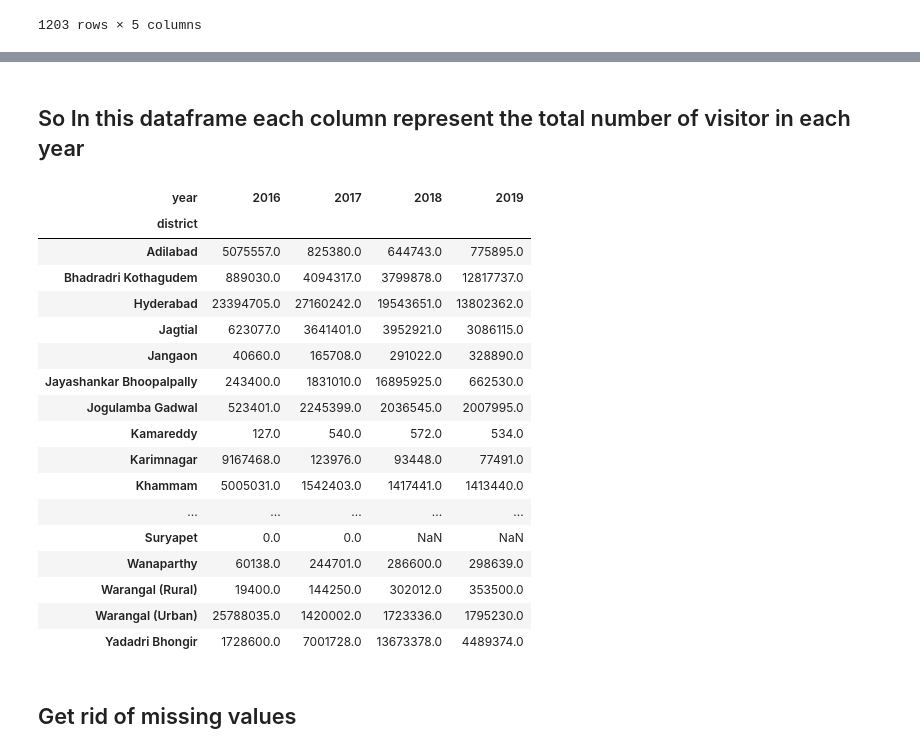
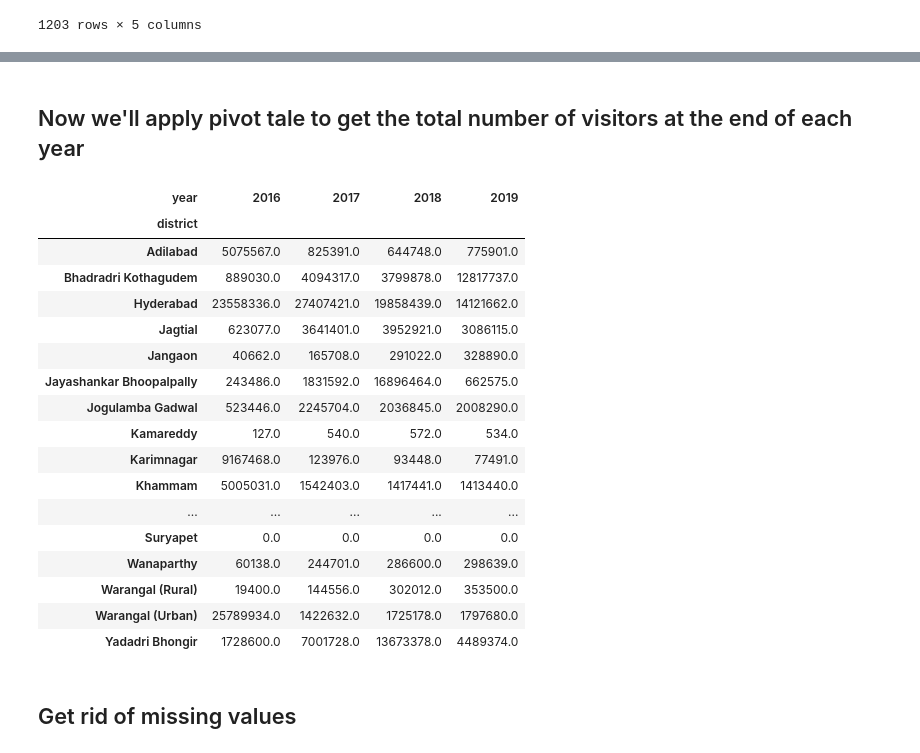
Before and after one commit to sourabhms66/Tourism_Revenue, a Jupyter notebook: codes.ipynb, the cells around one changed output, grey strips where cells are left out. Cells and saved outputs as stored; diff of their text form; code cells hidden in the pictures.

```diff
--- a/codes.ipynb
+++ b/codes.ipynb
@@ -383,2 +324,2 @@ merge_df = pd.concat([domestic_clean,foreign_clean],axis=1).reset_index().dropna
 # %%
-merge_df.groupby(['district', 'year', 'month'], as_index=False)['visitors'].sum()
+merge_df = pd.concat([domestic_clean,foreign_clean],ignore_index=True).groupby(['district','date','month','year'], as_index=False)['visitors'].sum()
@@ -387,2 +325,0 @@ ValueError: Grouper for 'district' not 1-dimensional
-# %%
-merge_df['total_visitor'] = merge_df[]
@@ -405,28 +326,28 @@ foreign_clean
+# %% [markdown]
+## Now we'll apply pivot tale to get the total number of visitors at the end of each year
 # %%
-domestic_pivot = domestic_clean.pivot_table(values='visitors',index='district',columns='year',aggfunc='sum')
+merge_pivot = merge_df.pivot_table(values='visitors',index='district',columns='year',aggfunc='sum')
-# %% [markdown]
-## So In this dataframe each column represent the total number of visitor in each year
-# %%
-domestic_pivot
-# %% [output]
-| year | 2016 | 2017 | 2018 | 2019 |
-| district |  |  |  |  |
-| Adilabad | 5075557.0 | 825380.0 | 644743.0 | 775895.0 |
-| Bhadradri Kothagudem | 889030.0 | 4094317.0 | 3799878.0 | 12817737.0 |
-| Hyderabad | 23394705.0 | 27160242.0 | 19543651.0 | 13802362.0 |
-| Jagtial | 623077.0 | 3641401.0 | 3952921.0 | 3086115.0 |
-| Jangaon | 40660.0 | 165708.0 | 291022.0 | 328890.0 |
-| Jayashankar Bhoopalpally | 243400.0 | 1831010.0 | 16895925.0 | 662530.0 |
-| Jogulamba Gadwal | 523401.0 | 2245399.0 | 2036545.0 | 2007995.0 |
-| Kamareddy | 127.0 | 540.0 | 572.0 | 534.0 |
-| Karimnagar | 9167468.0 | 123976.0 | 93448.0 | 77491.0 |
-| Khammam | 5005031.0 | 1542403.0 | 1417441.0 | 1413440.0 |
-| ... | ... | ... | ... | ... |
-| Suryapet | 0.0 | 0.0 | NaN | NaN |
-| Wanaparthy | 60138.0 | 244701.0 | 286600.0 | 298639.0 |
-| Warangal (Rural) | 19400.0 | 144250.0 | 302012.0 | 353500.0 |
-| Warangal (Urban) | 25788035.0 | 1420002.0 | 1723336.0 | 1795230.0 |
-| Yadadri Bhongir | 1728600.0 | 7001728.0 | 13673378.0 | 4489374.0 |
+# %%
+merge_pivot
+# %% [output]
+| year | 2016 | 2017 | 2018 | 2019 |
+| district |  |  |  |  |
+| Adilabad | 5075567.0 | 825391.0 | 644748.0 | 775901.0 |
+| Bhadradri Kothagudem | 889030.0 | 4094317.0 | 3799878.0 | 12817737.0 |
+| Hyderabad | 23558336.0 | 27407421.0 | 19858439.0 | 14121662.0 |
+| Jagtial | 623077.0 | 3641401.0 | 3952921.0 | 3086115.0 |
+| Jangaon | 40662.0 | 165708.0 | 291022.0 | 328890.0 |
+| Jayashankar Bhoopalpally | 243486.0 | 1831592.0 | 16896464.0 | 662575.0 |
+| Jogulamba Gadwal | 523446.0 | 2245704.0 | 2036845.0 | 2008290.0 |
+| Kamareddy | 127.0 | 540.0 | 572.0 | 534.0 |
+| Karimnagar | 9167468.0 | 123976.0 | 93448.0 | 77491.0 |
+| Khammam | 5005031.0 | 1542403.0 | 1417441.0 | 1413440.0 |
+| ... | ... | ... | ... | ... |
+| Suryapet | 0.0 | 0.0 | 0.0 | 0.0 |
+| Wanaparthy | 60138.0 | 244701.0 | 286600.0 | 298639.0 |
+| Warangal (Rural) | 19400.0 | 144556.0 | 302012.0 | 353500.0 |
+| Warangal (Urban) | 25789934.0 | 1422632.0 | 1725178.0 | 1797680.0 |
+| Yadadri Bhongir | 1728600.0 | 7001728.0 | 13673378.0 | 4489374.0 |
 # %% [markdown]
 ## Get rid of missing values
 # %%
```
Also changed, not shown: parts of 10 cells of this notebook.
